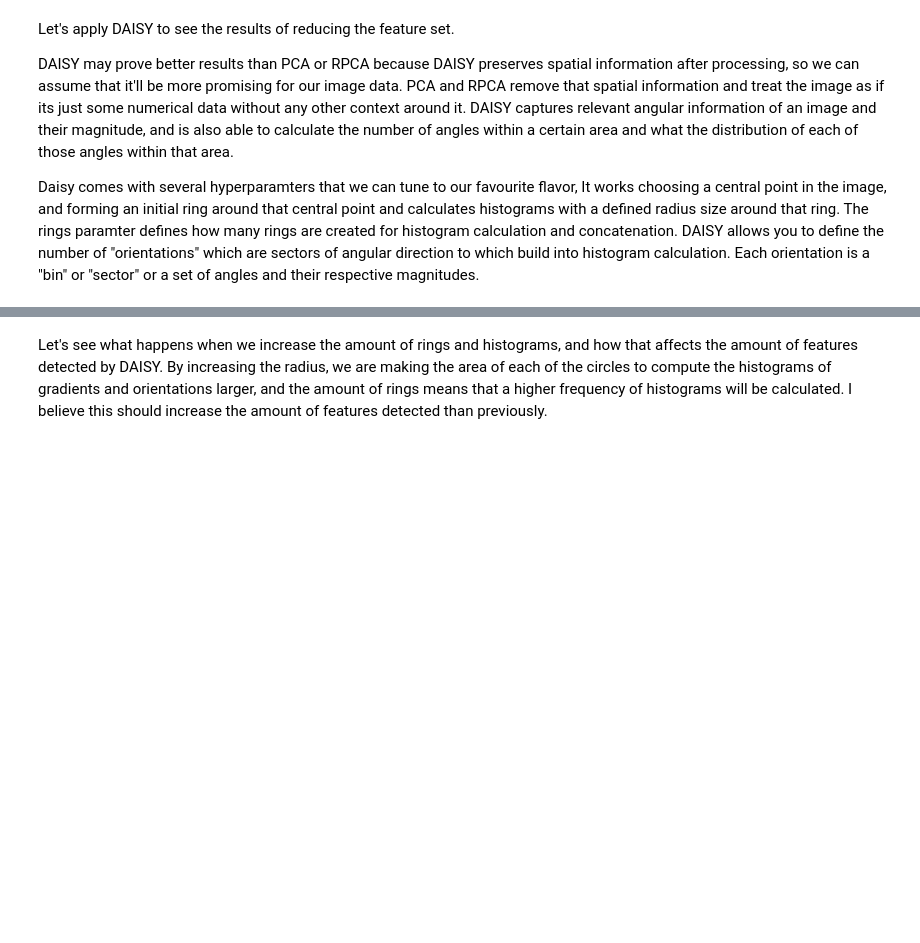
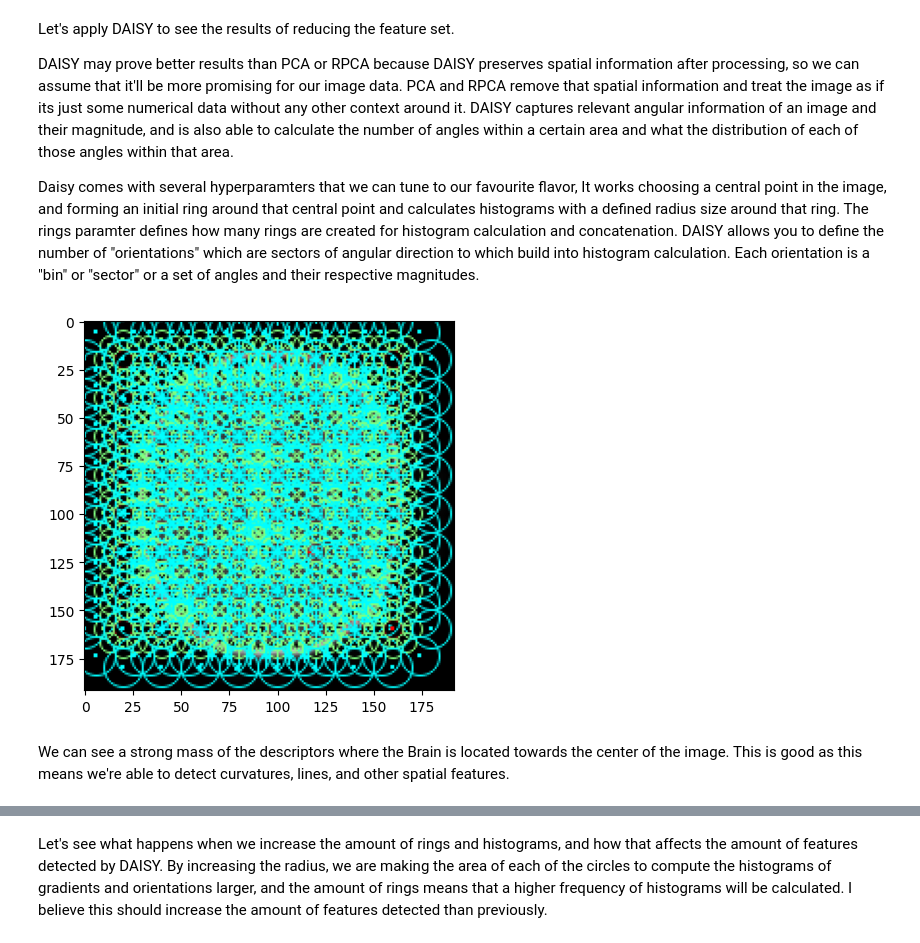
Before and after one commit to S-Bryce/ML-Lab-2, a Jupyter notebook: main.ipynb, the cells around one changed output, grey strips where cells are left out. Saved outputs shown, nothing was run; the diff lists cells and outputs as text; code cells hidden in the pictures; blank space fills up the shorter version.

```diff
--- a/main.ipynb
+++ b/main.ipynb
@@ -422,4 +421,48 @@ DAISY may prove better results than PCA or RPCA because DAISY preserves spatial
 
 Daisy comes with several hyperparamters that we can tune to our favourite flavor,
 It works choosing a central point in the image, and forming an initial ring around that central point and calculates histograms with a defined radius size around that ring. The rings paramter defines how many rings are created for histogram calculation and concatenation. DAISY allows you to define the number of "orientations" which are sectors of angular direction to which build into histogram calculation. Each orientation is a "bin" or "sector" or a set of angles and their respective magnitudes.
+# %%
+# DELETE BELOW BEFORE SUBMITTING AND UNCOMMENT CODE UNDERNEATH
+original_shape = (192, 192)
+images_2 = np.array([ image.reshape(original_shape) for image in images ][:20])
+y = df['class'][:20]
+randomized_pca_results_2 = randomized_pca_results[:20, :]
+
+# original_shape = (192, 192)
+# images_2 = [ image.reshape(original_shape) for image in images ] # uncomment this and remove above when we're ready to unleash the beast
+# y = df['class']
+# randomized_pca_results_2 = randomized_pca_results[:, :]
+# %%
+from skimage.color import rgb2gray, gray2rgb
+from skimage.feature import daisy
+import random
+import matplotlib.pyplot as plt
+
+def apply_daisy(row, step, radius, rings, histograms, orientations):
+        print(row.shape)
+        feat = daisy(row, step=step, radius=radius,
+            rings=rings, histograms=histograms, orientations=orientations,
+            visualize=False)
+        return feat.reshape(-1)
+
+
+# original_shape = (3*192, 192) #(576, 192)
+shape = original_shape
+rand_idx = random.randint(0, len(images_2)-1)
+
+
+features, img_desc = daisy(images_2[rand_idx],
+                           step=20,
+                           radius=20,
+                           rings=2,
+                           histograms=8,
+                           orientations=8,
+                           visualize=True)
+# plt.figure(figsize=(30, 15))
+plt.imshow(img_desc)
+plt.grid(False)
+# %% [output]
+[figure, added]
+# %% [markdown]
+We can see a strong mass of the descriptors where the Brain is located towards the center of the image. This is good as this means we're able to detect curvatures, lines, and other spatial features.
 # %%
```
Also changed, not shown: parts of 23 cells of this notebook.
